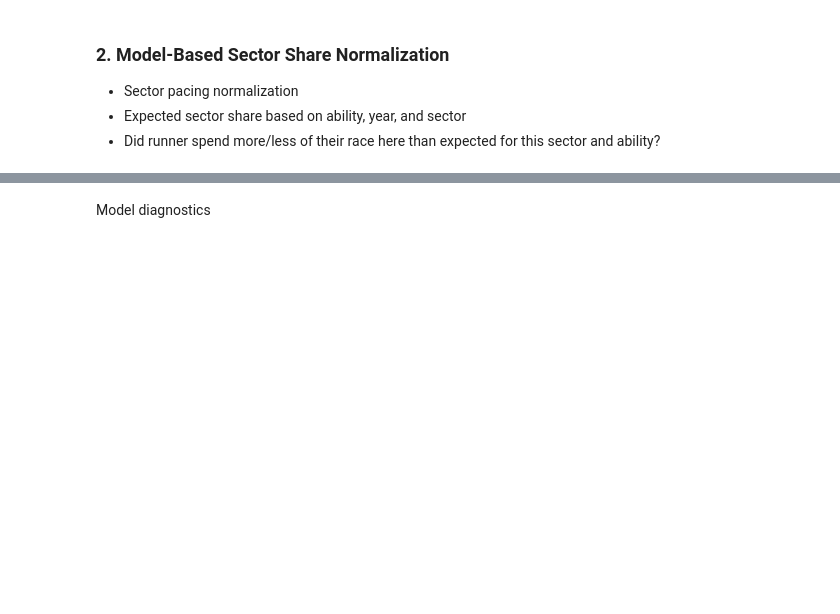
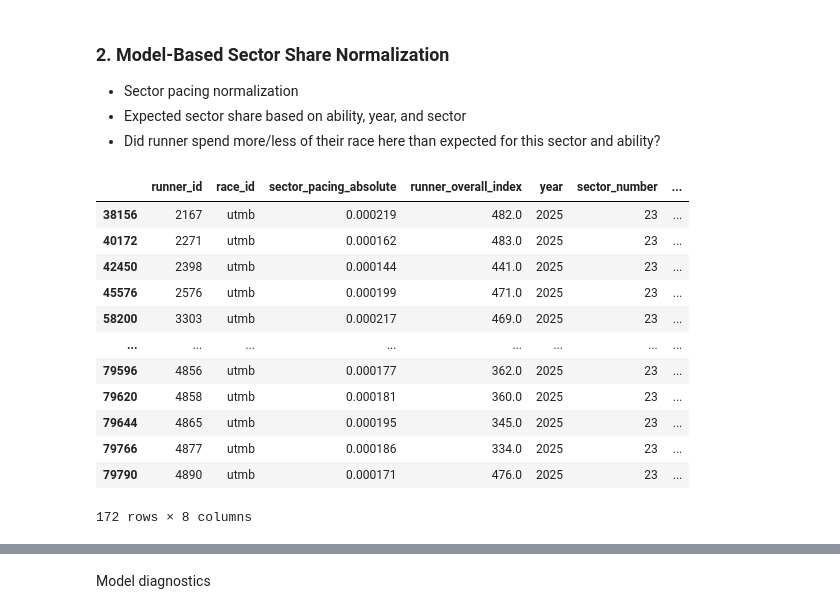
Before and after one commit to 1312Bravo/Path-To-UTMB, a Jupyter notebook: pacing_strategy/research.ipynb, the cells around one changed output, grey strips where cells are left out. Cells and saved outputs as stored; diff of their text form; code cells hidden in the pictures; blank space fills up the shorter version.

```diff
--- a/pacing_strategy/research.ipynb
+++ b/pacing_strategy/research.ipynb
@@ -1123,6 +1157,22 @@ df_sector_pacing_normalization_estimation = (
     .reset_index(drop=True)
     .copy()
 )
+# %%
+df_sector_pacing_normalization_estimation.query("sector_pacing_absolute_pred < 0")
+# %% [output]
+|  | runner_id | race_id | sector_pacing_absolute | runner_overall_index | year | sector_number | ... |
+| 38156 | 2167 | utmb | 0.000219 | 482.0 | 2025 | 23 | ... |
+| 40172 | 2271 | utmb | 0.000162 | 483.0 | 2025 | 23 | ... |
+| 42450 | 2398 | utmb | 0.000144 | 441.0 | 2025 | 23 | ... |
+| 45576 | 2576 | utmb | 0.000199 | 471.0 | 2025 | 23 | ... |
+| 58200 | 3303 | utmb | 0.000217 | 469.0 | 2025 | 23 | ... |
+| ... | ... | ... | ... | ... | ... | ... | ... |
+| 79596 | 4856 | utmb | 0.000177 | 362.0 | 2025 | 23 | ... |
+| 79620 | 4858 | utmb | 0.000181 | 360.0 | 2025 | 23 | ... |
+| 79644 | 4865 | utmb | 0.000195 | 345.0 | 2025 | 23 | ... |
+| 79766 | 4877 | utmb | 0.000186 | 334.0 | 2025 | 23 | ... |
+| 79790 | 4890 | utmb | 0.000171 | 476.0 | 2025 | 23 | ... |
+172 rows × 8 columns
 # %%
 # Model - Fit & Predict
 
```
Also changed, not shown: parts of 21 cells of this notebook, 1 other file.
